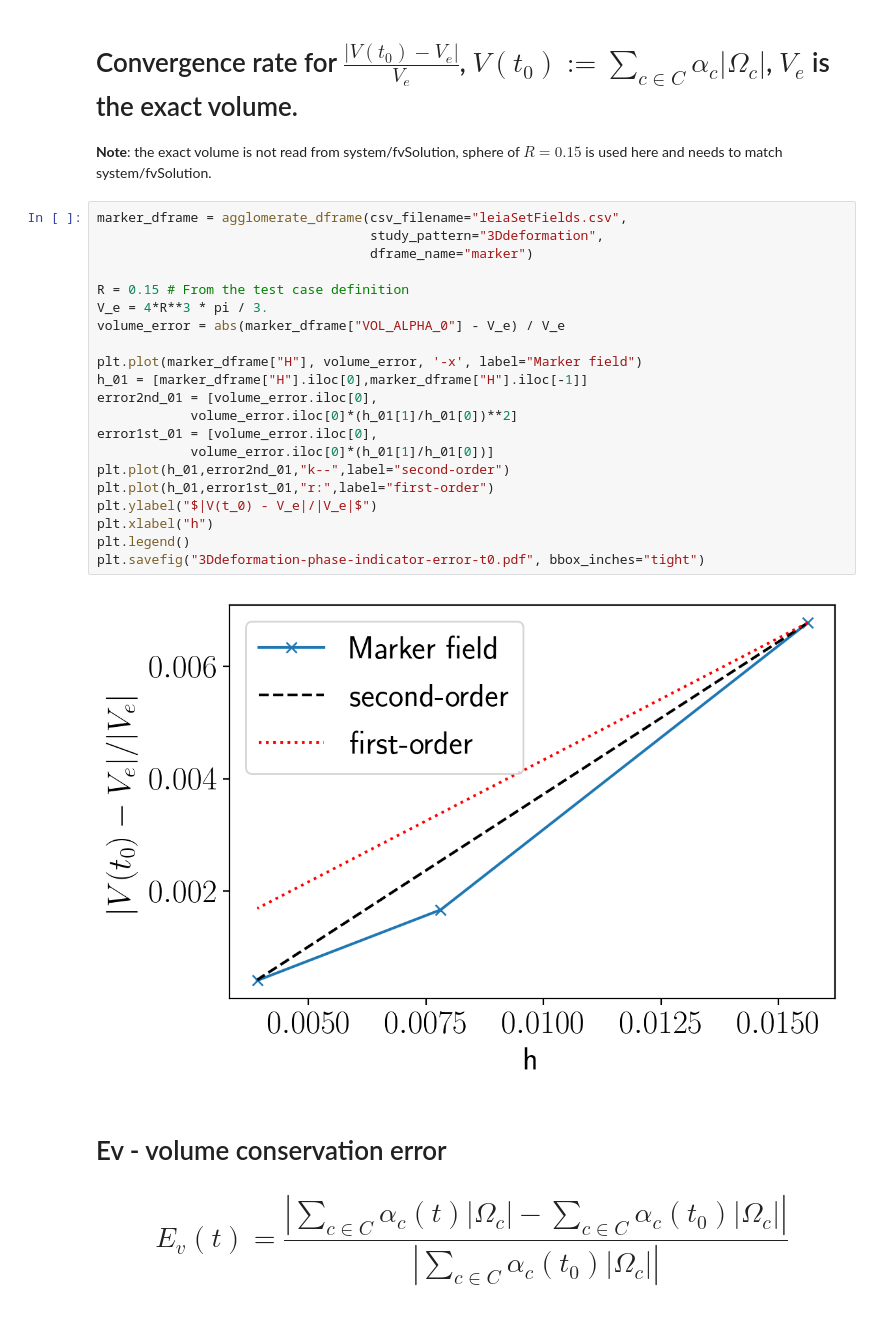
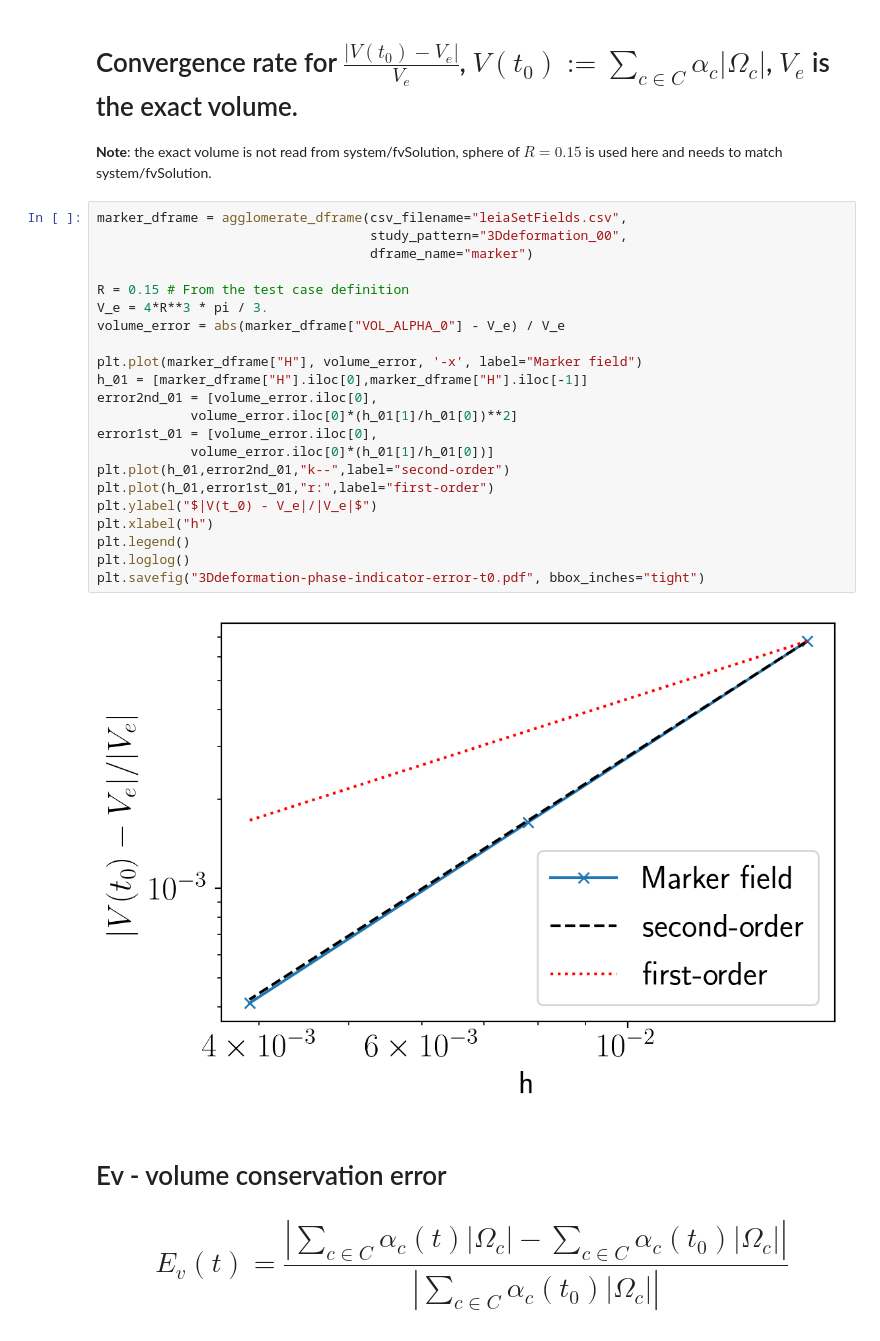
Before and after one commit to tmaric/leia, a Jupyter notebook: cases/3Ddeformation.ipynb, the cells around one changed output. Saved outputs shown, nothing was run; the diff lists cells and outputs as text.

```diff
--- a/cases/3Ddeformation.ipynb
+++ b/cases/3Ddeformation.ipynb
@@ -10,27 +10,28 @@ from advectionplot import *
 **Note**: the exact volume is not read from system/fvSolution, sphere of $R=0.15$ is used here and needs to match system/fvSolution.
 # %%
 marker_dframe = agglomerate_dframe(csv_filename="leiaSetFields.csv",
-                                   study_pattern="3Ddeformation",
+                                   study_pattern="3Ddeformation_00",
                                    dframe_name="marker")
 
 R = 0.15 # From the test case definition
 V_e = 4*R**3 * pi / 3.
 volume_error = abs(marker_dframe["VOL_ALPHA_0"] - V_e) / V_e
 
 plt.plot(marker_dframe["H"], volume_error, '-x', label="Marker field")
 h_01 = [marker_dframe["H"].iloc[0],marker_dframe["H"].iloc[-1]]
 error2nd_01 = [volume_error.iloc[0],
             volume_error.iloc[0]*(h_01[1]/h_01[0])**2]
 error1st_01 = [volume_error.iloc[0],
             volume_error.iloc[0]*(h_01[1]/h_01[0])]
 plt.plot(h_01,error2nd_01,"k--",label="second-order")
 plt.plot(h_01,error1st_01,"r:",label="first-order")
 plt.ylabel("$|V(t_0) - V_e|/|V_e|$")
 plt.xlabel("h")
 plt.legend()
+plt.loglog()
 plt.savefig("3Ddeformation-phase-indicator-error-t0.pdf", bbox_inches="tight")
 # %% [output]
-[figure, old version]
+[figure, new version]
 # %% [markdown]
 # Ev - volume conservation error
 
```
Also changed, not shown: parts of 4 cells of this notebook, 9 other files.
